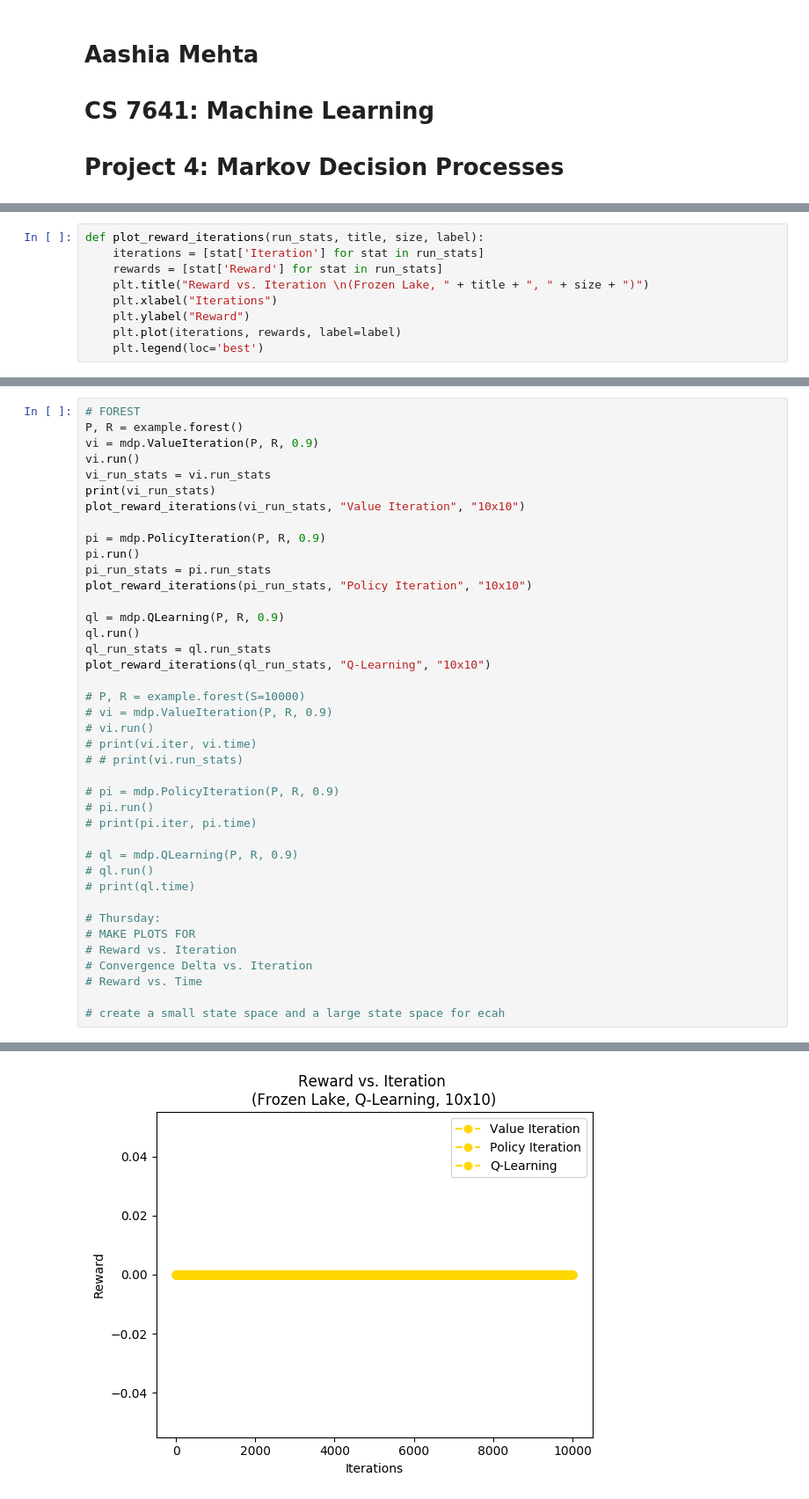
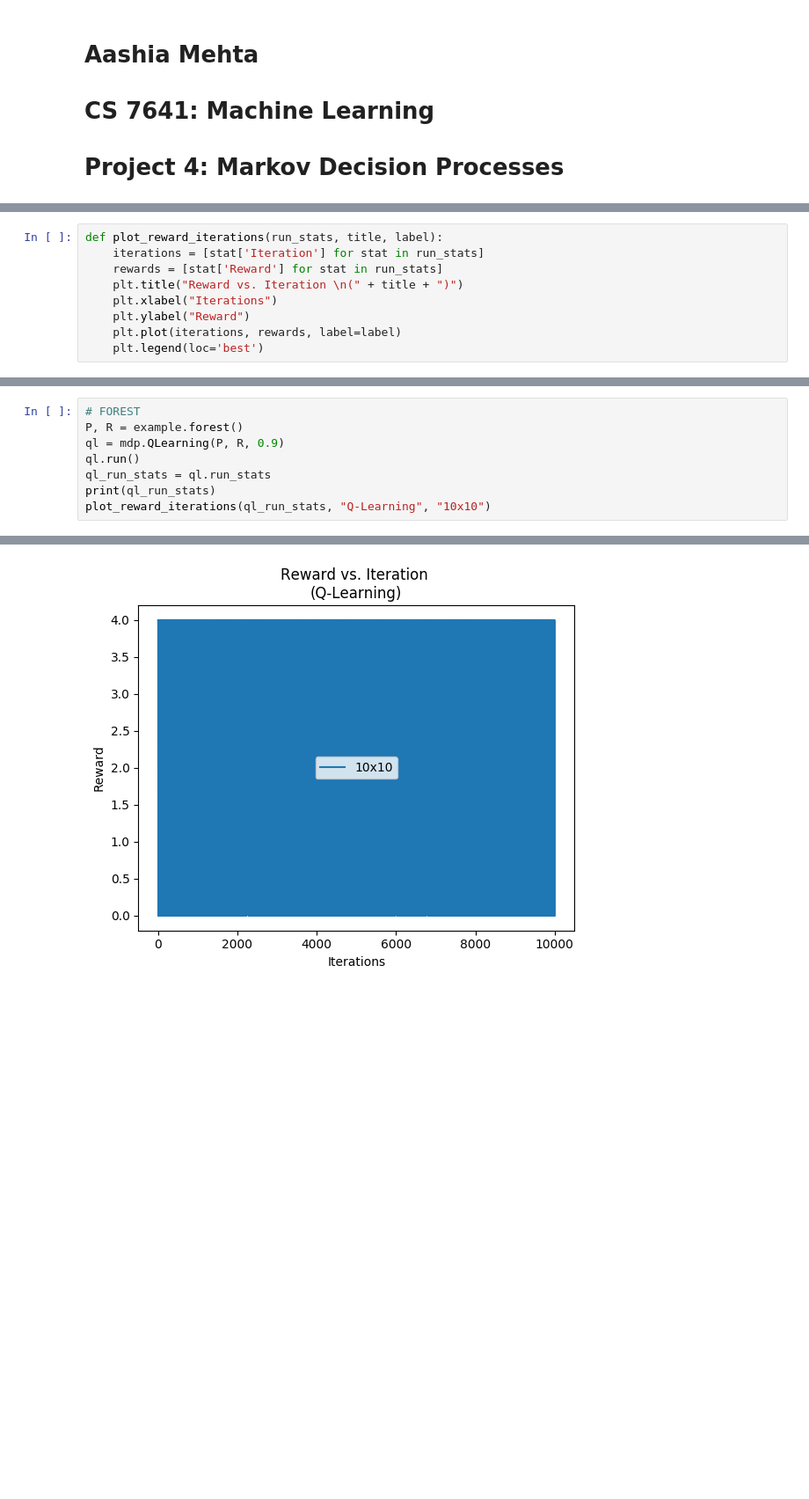
Before and after one commit to aashiamehta/MachineLearning, a Jupyter notebook: Project4/markov_decision_processes.ipynb, the cells around one changed output, grey strips where cells are left out. Shown at 88% size. Drawn from its saved outputs; the diff is of its cells as text; blank space fills up the shorter version.

```diff
--- a/Project4/markov_decision_processes.ipynb
+++ b/Project4/markov_decision_processes.ipynb
@@ -20,8 +23,8 @@ from gym.envs.toy_text.frozen_lake import generate_random_map
 # %%
-def plot_reward_iterations(run_stats, title, size, label):
+def plot_reward_iterations(run_stats, title, label):
     iterations = [stat['Iteration'] for stat in run_stats]
     rewards = [stat['Reward'] for stat in run_stats]
-    plt.title("Reward vs. Iteration \n(Frozen Lake, " + title + ", " + size + ")")
+    plt.title("Reward vs. Iteration \n(" + title + ")")
     plt.xlabel("Iterations")
     plt.ylabel("Reward")
     plt.plot(iterations, rewards, label=label)
@@ -175,41 +397,9 @@ plt.close()
 # %%
 # FOREST
 P, R = example.forest()
-vi = mdp.ValueIteration(P, R, 0.9)
-vi.run()
-vi_run_stats = vi.run_stats
-print(vi_run_stats)
-plot_reward_iterations(vi_run_stats, "Value Iteration", "10x10")
-
-pi = mdp.PolicyIteration(P, R, 0.9)
-pi.run()
-pi_run_stats = pi.run_stats
-plot_reward_iterations(pi_run_stats, "Policy Iteration", "10x10")
-
 ql = mdp.QLearning(P, R, 0.9)
 ql.run()
 ql_run_stats = ql.run_stats
+print(ql_run_stats)
 plot_reward_iterations(ql_run_stats, "Q-Learning", "10x10")
-
-# P, R = example.forest(S=10000)
-# vi = mdp.ValueIteration(P, R, 0.9)
-# vi.run()
-# print(vi.iter, vi.time)
-# # print(vi.run_stats)
-
-# pi = mdp.PolicyIteration(P, R, 0.9)
-# pi.run()
-# print(pi.iter, pi.time)
-
-# ql = mdp.QLearning(P, R, 0.9)
-# ql.run()
-# print(ql.time)
-
-# Thursday:
-# MAKE PLOTS FOR
-# Reward vs. Iteration
-# Convergence Delta vs. Iteration
-# Reward vs. Time
-
-# create a small state space and a large state space for ecah
 # %% [output]
@@ -217 +407 @@ plot_reward_iterations(ql_run_stats, "Q-Learning", "10x10")
-[figure, old version]
+[figure, new version]
```
Also changed, not shown: parts of 15 cells of this notebook, 1 other file.
